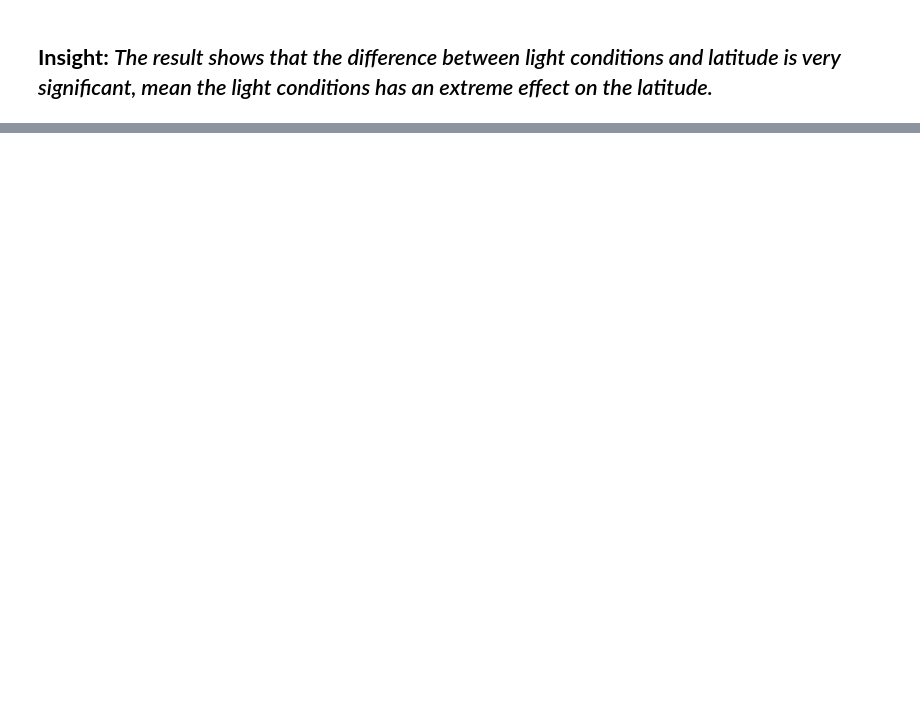
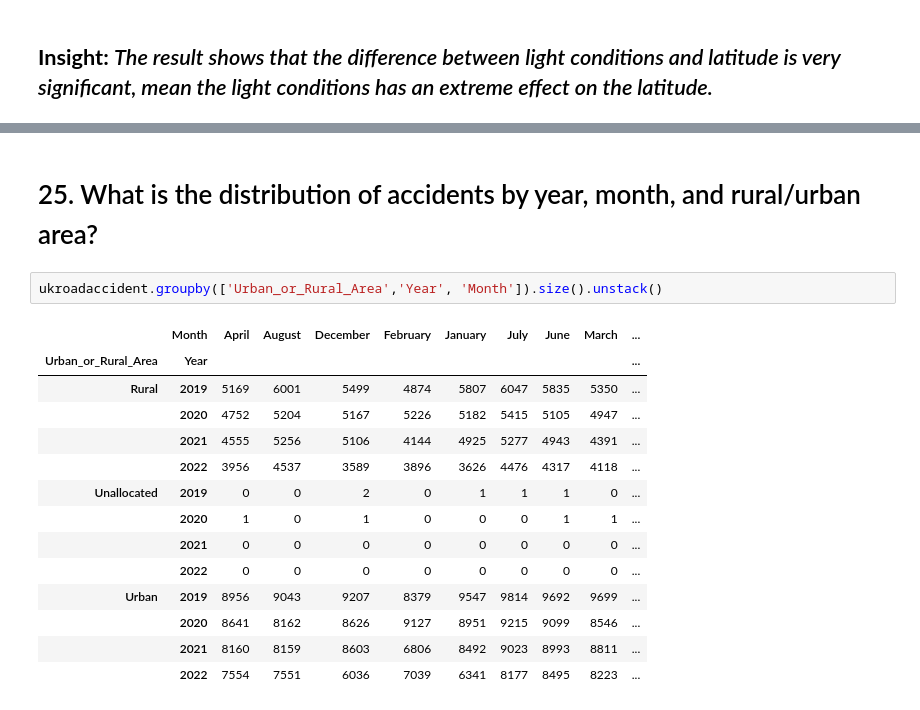
Before and after one commit to LuwhennLoren/sir-mesiera, a Jupyter notebook: Activity2.ipynb, the cells around one changed output, grey strips where cells are left out. Drawn from its saved outputs; the diff is of its cells as text; blank space fills up the shorter version.

```diff
--- a/Activity2.ipynb
+++ b/Activity2.ipynb
@@ -345,0 +566,19 @@ pvalue
+# %% [markdown]
+<h1>25. What is the distribution of accidents by year, month, and rural/urban area?</h1>
+# %%
+ukroadaccident.groupby(['Urban_or_Rural_Area','Year', 'Month']).size().unstack()
+# %% [output]
+|  | Month | April | August | December | February | January | July | June | March | ... |
+| Urban_or_Rural_Area | Year |  |  |  |  |  |  |  |  | ... |
+| Rural | 2019 | 5169 | 6001 | 5499 | 4874 | 5807 | 6047 | 5835 | 5350 | ... |
+|  | 2020 | 4752 | 5204 | 5167 | 5226 | 5182 | 5415 | 5105 | 4947 | ... |
+|  | 2021 | 4555 | 5256 | 5106 | 4144 | 4925 | 5277 | 4943 | 4391 | ... |
+|  | 2022 | 3956 | 4537 | 3589 | 3896 | 3626 | 4476 | 4317 | 4118 | ... |
+| Unallocated | 2019 | 0 | 0 | 2 | 0 | 1 | 1 | 1 | 0 | ... |
+|  | 2020 | 1 | 0 | 1 | 0 | 0 | 0 | 1 | 1 | ... |
+|  | 2021 | 0 | 0 | 0 | 0 | 0 | 0 | 0 | 0 | ... |
+|  | 2022 | 0 | 0 | 0 | 0 | 0 | 0 | 0 | 0 | ... |
+| Urban | 2019 | 8956 | 9043 | 9207 | 8379 | 9547 | 9814 | 9692 | 9699 | ... |
+|  | 2020 | 8641 | 8162 | 8626 | 9127 | 8951 | 9215 | 9099 | 8546 | ... |
+|  | 2021 | 8160 | 8159 | 8603 | 6806 | 8492 | 9023 | 8993 | 8811 | ... |
+|  | 2022 | 7554 | 7551 | 6036 | 7039 | 6341 | 8177 | 8495 | 8223 | ... |
```
Also changed, not shown: parts of 70 cells of this notebook.
